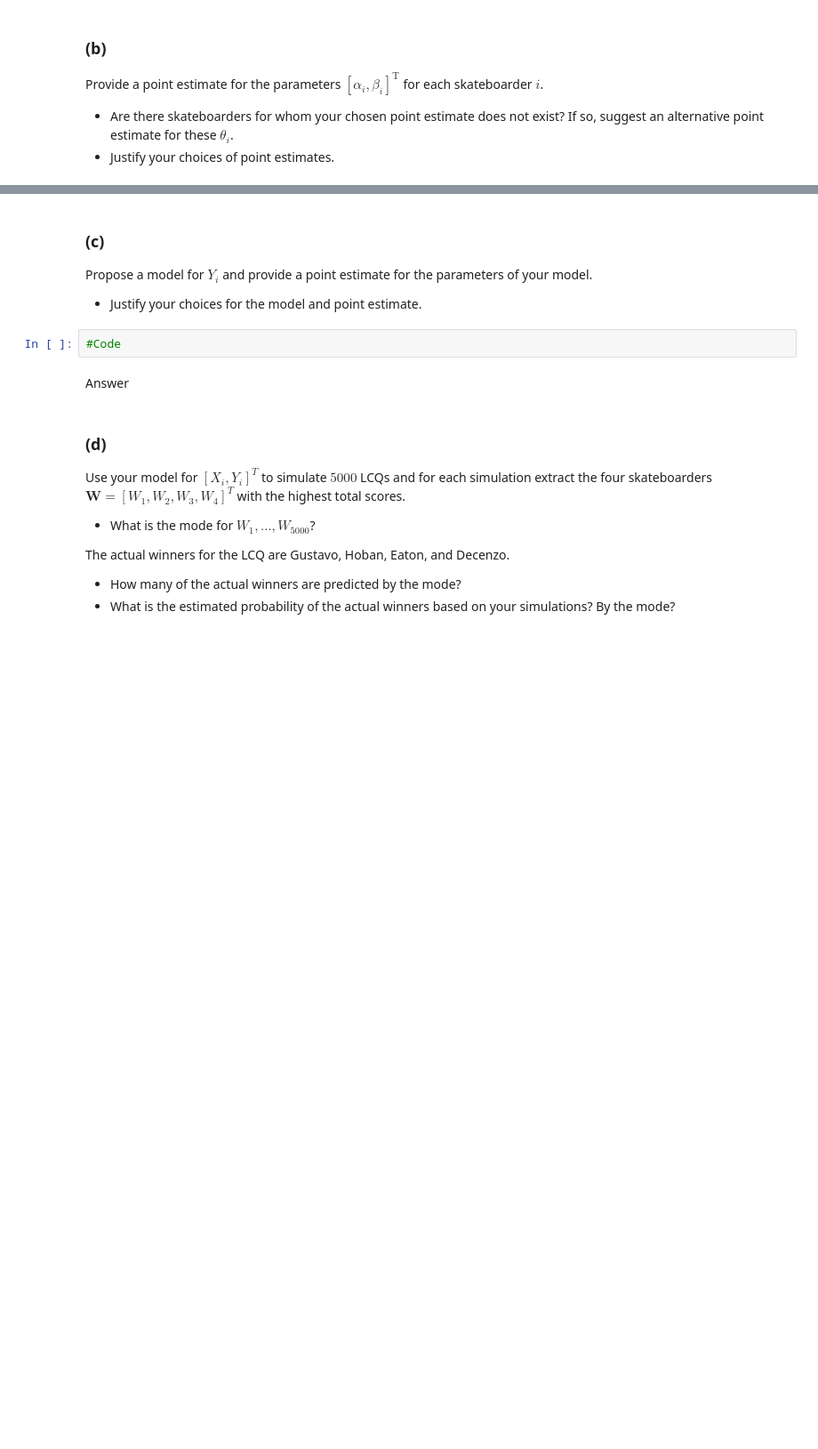
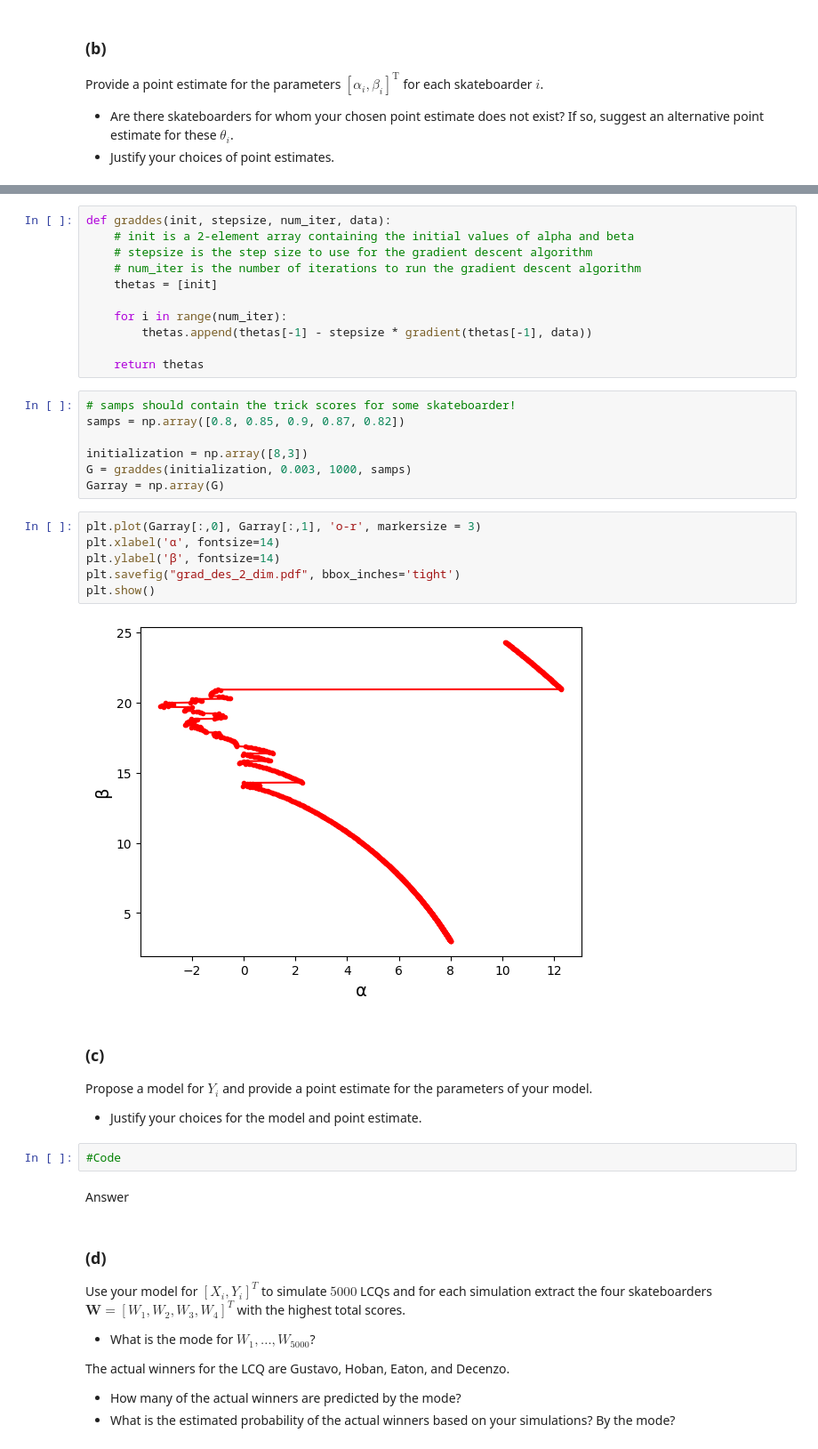
Before and after one commit to Fluntin/Statistical-Learning-and-Data-Analysis, a Jupyter notebook: Projektuppgift/Projekt.ipynb, the cells around one changed output, grey strips where cells are left out. Shown: that part at 89% size. Saved outputs shown, nothing was run; the diff lists cells and outputs as text; blank space fills up the shorter version.

```diff
--- a/Projektuppgift/Projekt.ipynb
+++ b/Projektuppgift/Projekt.ipynb
@@ -344,3 +652,29 @@ Answer
+# %%
+def graddes(init, stepsize, num_iter, data):
+    # init is a 2-element array containing the initial values of alpha and beta
+    # stepsize is the step size to use for the gradient descent algorithm
+    # num_iter is the number of iterations to run the gradient descent algorithm
+    thetas = [init]
+
+    for i in range(num_iter):
+        thetas.append(thetas[-1] - stepsize * gradient(thetas[-1], data))
+
+    return thetas
+# %%
+# samps should contain the trick scores for some skateboarder!
+samps = np.array([0.8, 0.85, 0.9, 0.87, 0.82])
+
+initialization = np.array([8,3])
+G = graddes(initialization, 0.003, 1000, samps)
+Garray = np.array(G)
+# %%
+plt.plot(Garray[:,0], Garray[:,1], 'o-r', markersize = 3)
+plt.xlabel('α', fontsize=14)
+plt.ylabel('β', fontsize=14)
+plt.savefig("grad_des_2_dim.pdf", bbox_inches='tight')
+plt.show()
+# %% [output]
+[figure, added]
 # %% [markdown]
 ### (c)
 Propose a model for $Y_i$ and provide a point estimate for the parameters of your model.
```
Also changed, not shown: parts of 20 cells of this notebook, 1 other file.
